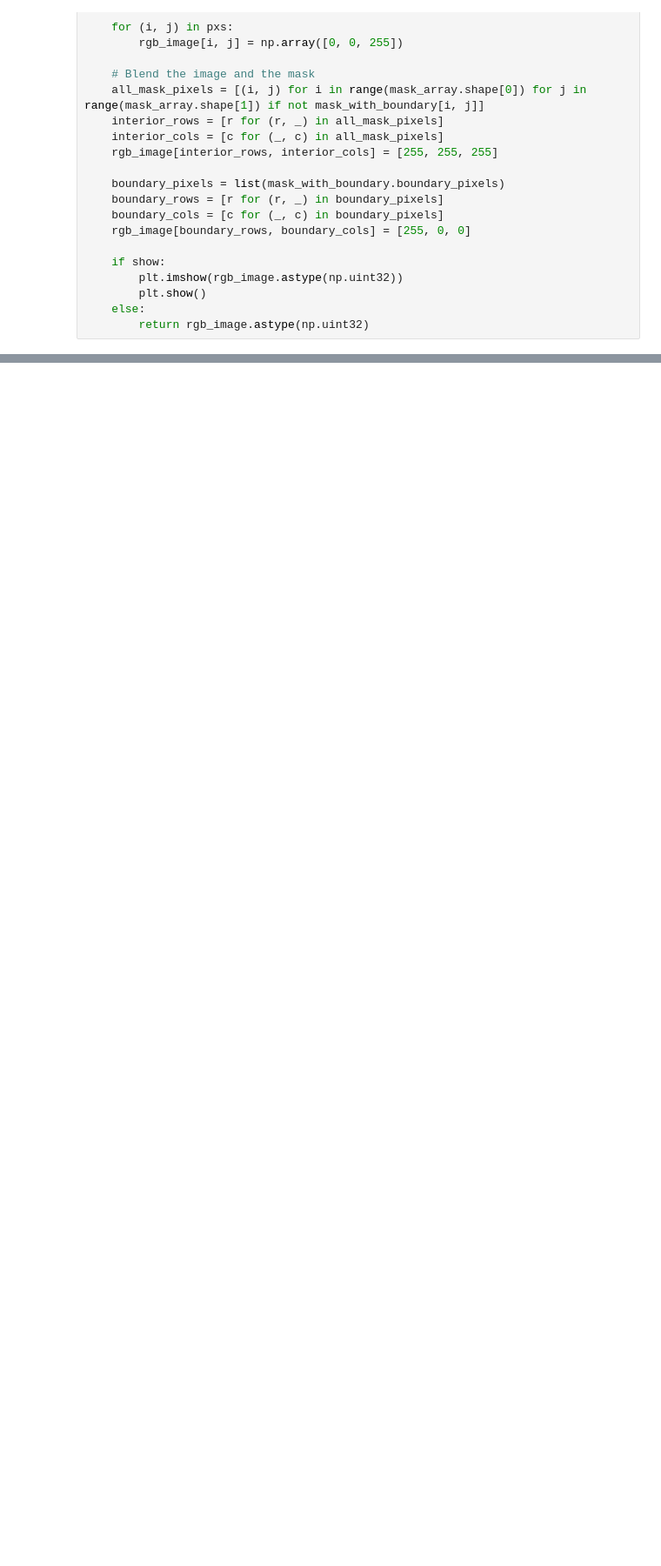
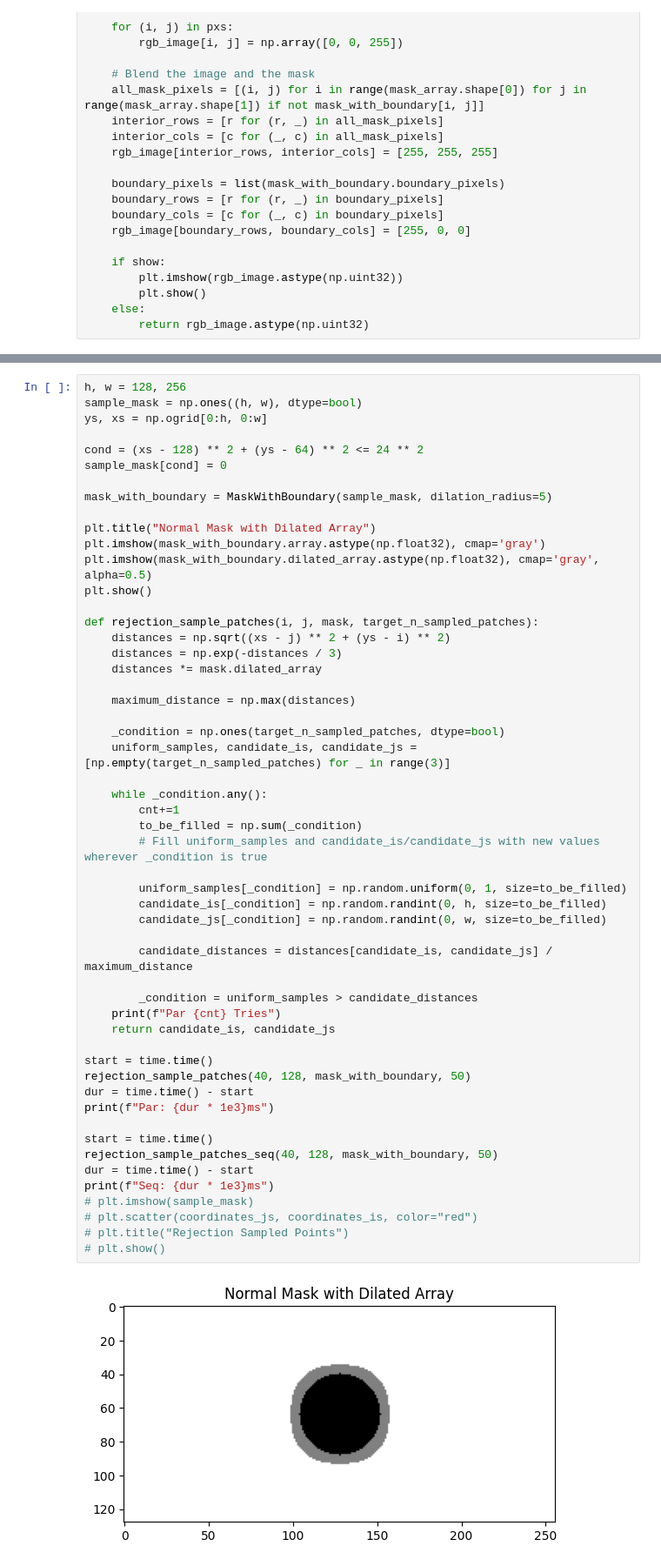
Before and after one commit to micahreich/patch-match, a Jupyter notebook: sequential/object-removal.ipynb, the cells around one changed output, grey strips where cells are left out. Shown at 87% size. Drawn from its saved outputs; the diff is of its cells as text; blank space fills up the shorter version.

```diff
--- a/sequential/object-removal.ipynb
+++ b/sequential/object-removal.ipynb
@@ -700,0 +522,55 @@ plt.imshow(objrem.image)
+# %%
+h, w = 128, 256
+sample_mask = np.ones((h, w), dtype=bool)
+ys, xs = np.ogrid[0:h, 0:w]
+
+cond = (xs - 128) ** 2 + (ys - 64) ** 2 <= 24 ** 2
+sample_mask[cond] = 0
+
+mask_with_boundary = MaskWithBoundary(sample_mask, dilation_radius=5)
+
+plt.title("Normal Mask with Dilated Array")
+plt.imshow(mask_with_boundary.array.astype(np.float32), cmap='gray')
+plt.imshow(mask_with_boundary.dilated_array.astype(np.float32), cmap='gray', alpha=0.5)
+plt.show()
+
+def rejection_sample_patches(i, j, mask, target_n_sampled_patches):
+    distances = np.sqrt((xs - j) ** 2 + (ys - i) ** 2)
+    distances = np.exp(-distances / 3)
+    distances *= mask.dilated_array
+
+    maximum_distance = np.max(distances)
+
+    _condition = np.ones(target_n_sampled_patches, dtype=bool)
+    uniform_samples, candidate_is, candidate_js = [np.empty(target_n_sampled_patches) for _ in range(3)]
+
+    while _condition.any():
+        cnt+=1
+        to_be_filled = np.sum(_condition)
+        # Fill uniform_samples and candidate_is/candidate_js with new values wherever _condition is true
+
+        uniform_samples[_condition] = np.random.uniform(0, 1, size=to_be_filled)
+        candidate_is[_condition] = np.random.randint(0, h, size=to_be_filled)
+        candidate_js[_condition] = np.random.randint(0, w, size=to_be_filled)
+
+        candidate_distances = distances[candidate_is, candidate_js] / maximum_distance
+
+        _condition = uniform_samples > candidate_distances
+    print(f"Par {cnt} Tries")
+    return candidate_is, candidate_js
+
+start = time.time()
+rejection_sample_patches(40, 128, mask_with_boundary, 50)
+dur = time.time() - start
+print(f"Par: {dur * 1e3}ms")
+
+start = time.time()
+rejection_sample_patches_seq(40, 128, mask_with_boundary, 50)
+dur = time.time() - start
+print(f"Seq: {dur * 1e3}ms")
+# plt.imshow(sample_mask)
+# plt.scatter(coordinates_js, coordinates_is, color="red")
+# plt.title("Rejection Sampled Points")
+# plt.show()
+# %% [output]
+[figure, added]
```
Also changed, not shown: parts of 9 cells of this notebook.
